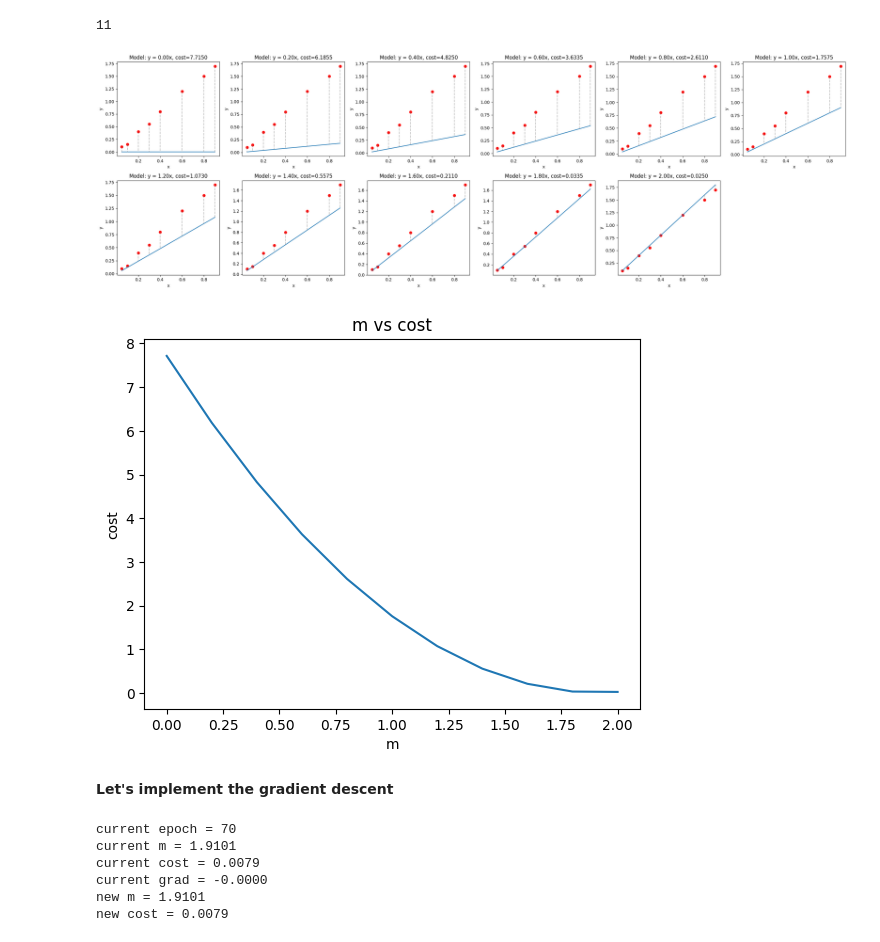
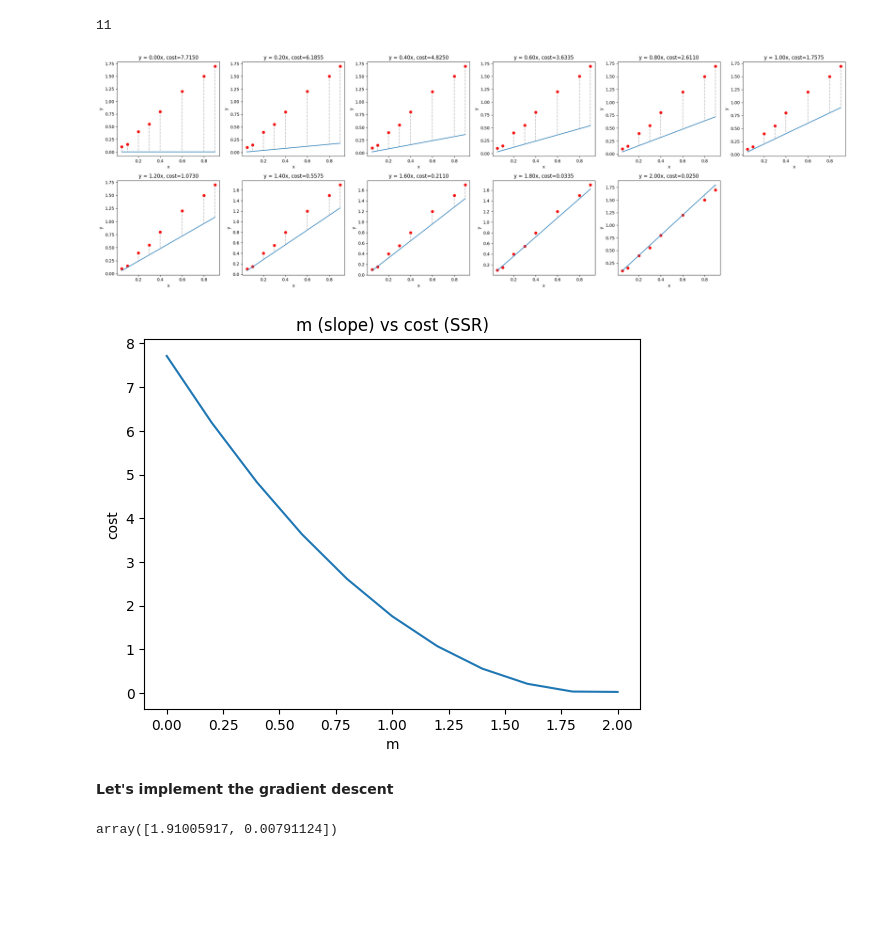
Before and after one commit to k26rahul/dl-and-genai, a Jupyter notebook: week-1/gradient-descent.ipynb, the cells around one changed output. Cells and saved outputs as stored; diff of their text form; code cells hidden in the pictures; blank space fills up the shorter version.

Commit message:
Gradient descent on single parameter model

```diff
--- a/week-1/gradient-descent.ipynb
+++ b/week-1/gradient-descent.ipynb
@@ -138,23 +138,23 @@ n = len(x)
 # %% [markdown]
 **The model parameter 'm' decides the cost of the model**
 # %%
-# Model param (m) values
-search_space = np.arange(0, 2.1, 0.2)  # start, stop, step
-search_space
-len(search_space)
+# These are the possible 'm' (slope) values for which we will measure the cost
+slope_values = np.arange(0, 2.1, 0.2)  # start, stop, step
+slope_values
+len(slope_values)
 # %% [output]
 array([0. , 0.2, 0.4, 0.6, 0.8, 1. , 1.2, 1.4, 1.6, 1.8, 2. ])
 11
 # %%
 import math
 
-n_plots = len(search_space)
+n_plots = len(slope_values)
 n_cols = 6
 n_rows = math.ceil(n_plots / n_cols)
 fig, axes = plt.subplots(n_rows, n_cols, figsize=(25, 4*n_rows))
 axes = axes.flatten()
 
-for idx, m in enumerate(search_space):
+for idx, m in enumerate(slope_values):
   y_pred = m * x  # Make predictions using Model
   cost = np.sum((y - y_pred) ** 2)  # SSR
 
@@ -162,7 +162,7 @@ for idx, m in enumerate(search_space):
   _ = axes[idx].plot(x, y_pred)
   _ = axes[idx].vlines(x, y, y_pred, color='gray', linestyle='--', alpha=0.5)
 
-  _ = axes[idx].set_title(f'Model: y = {m:.2f}x, {cost=:.4f}')
+  _ = axes[idx].set_title(f'y = {m:.2f}x, {cost=:.4f}')
   _ = axes[idx].set_xlabel('x')
   _ = axes[idx].set_ylabel('y')
 
@@ -171,15 +171,15 @@ for j in range(idx+1, len(axes)):
 
 plt.tight_layout()
 # %% [output]
-[figure, old version]
+[figure, new version]
 # %%
-cost_values = [np.sum((y-m*x)**2) for m in search_space]  # SSR
-_ = plt.plot(search_space, cost_values)  # x(m) -> y(cost)
-_ = plt.xlabel('m')  # Model param
-_ = plt.ylabel('cost')  # Error
-_ = plt.title('m vs cost')
+cost_values = [np.sum((y - m*x) ** 2) for m in slope_values]  # SSR
+_ = plt.plot(slope_values, cost_values)
+_ = plt.xlabel('m')
+_ = plt.ylabel('cost')
+_ = plt.title('m (slope) vs cost (SSR)')
 # %% [output]
-[figure, old version]
+[figure, new version]
 # %% [markdown]
 **Let's implement the gradient descent**
 # %%
@@ -197,25 +195,16 @@ epoch = 0
 # %%
-# GD Update Rule: beta_new = beta_old - alpha * grad
-# In this case: m_new = m_old - alpha * grad
-epoch += 1
+m = 0  # Model parameter
+epochs = 100  # How many iterations
+alpha = 0.4  # Learning rate
+history = [(m, cost(m))]
 
-alpha = 0.1
-cost_ = cost(m)
-m_new = m - alpha * grad(m)
-cost_new = cost(m_new)
+for _ in range(epochs):
+  # GD Update Rule: beta_new = beta_old - alpha * grad
+  # In this case: m_new = m_old - alpha * grad
+  m -= alpha * grad(m)
+  history.append((m, cost(m)))
 
-print(f'current epoch = {epoch}')
-print(f'current m = {m:.4f}')
-print(f'current cost = {cost_:.4f}')
-print(f'current grad = {grad(m):.4f}')
-print(f'new m = {m_new:.4f}')
-print(f'new cost = {cost_new:.4f}')
-
-m = m_new
+history = np.array(history)
+history[-1]
 # %% [output]
-current epoch = 70
-current m = 1.9101
-current cost = 0.0079
-current grad = -0.0000
-new m = 1.9101
-new cost = 0.0079
+array([1.91005917, 0.00791124])
```
Also changed, not shown: parts of 5 cells of this notebook.
